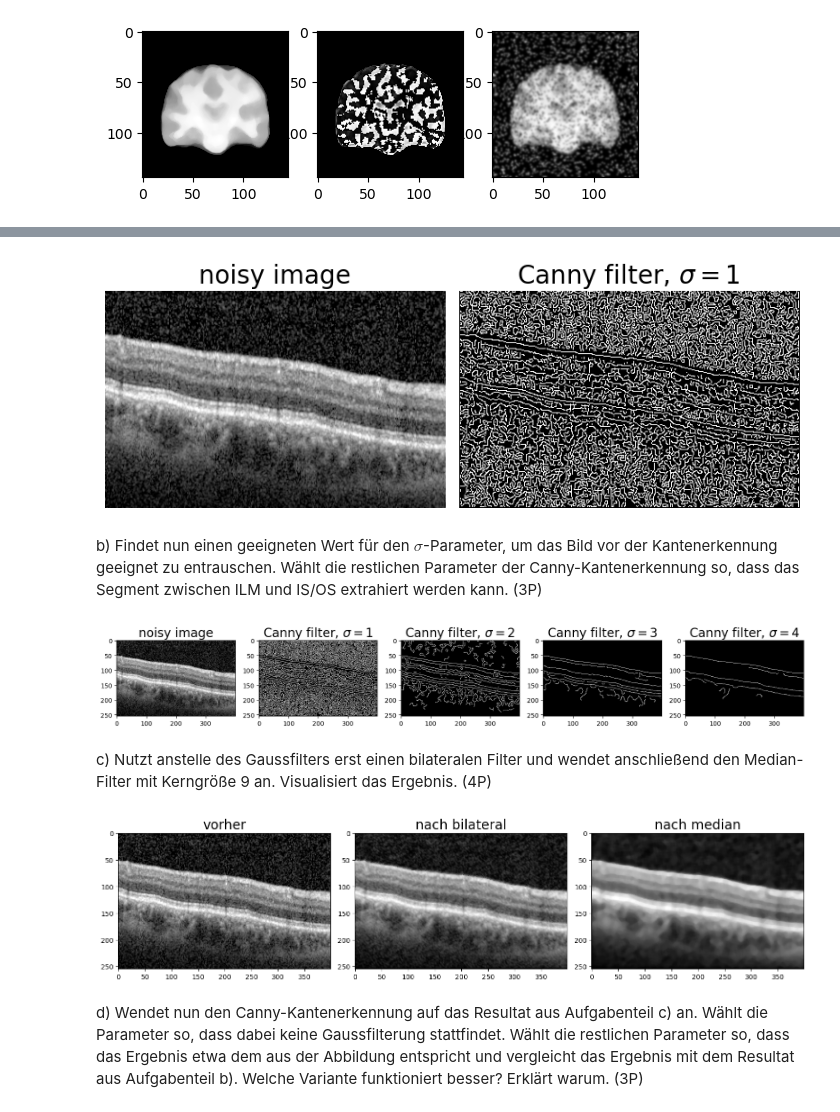
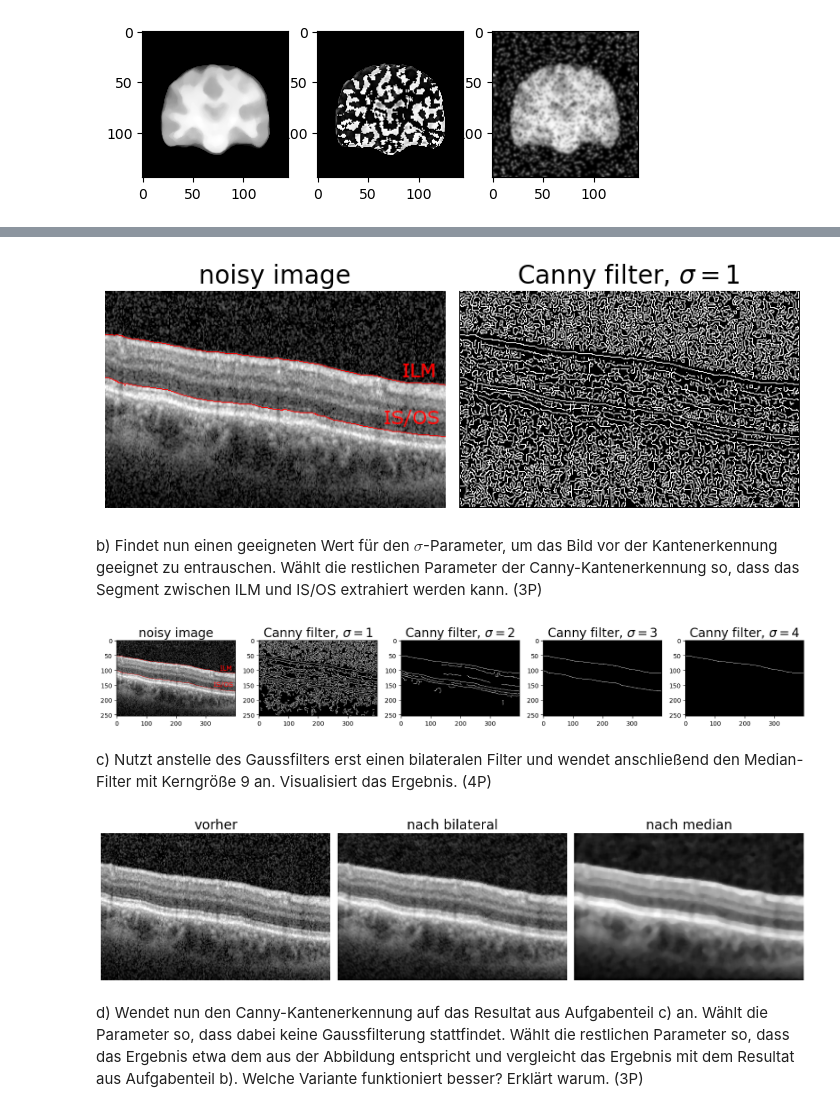
Before and after one commit to TimNogga/MedizinischeBildAnalyseBonn, a Jupyter notebook: mba-02/MBA_02.ipynb, the cells around one changed output, grey strips where cells are left out. Drawn from its saved outputs; the diff is of its cells as text; code cells hidden in the pictures.

```diff
--- a/mba-02/MBA_02.ipynb
+++ b/mba-02/MBA_02.ipynb
@@ -286,13 +308,14 @@ a) Ladet das Bild bscan.png in den Arbeitsspeicher und wendet die Canny-Kantener
 # %%
 # Lösung hier
 img_bscan = ski.io.imread("bscan.png")
+img_bscan_layers = ski.io.imread("bscan_layers.png")
 
 edges = ski.feature.canny(img_bscan)
 
 # display results
 fig, ax = plt.subplots(nrows=1, ncols=2, figsize=(8, 3))
 
-ax[0].imshow(img_bscan, cmap='gray')
+ax[0].imshow(img_bscan_layers, cmap='gray')
 ax[0].set_title('noisy image', fontsize=20)
 
 ax[1].imshow(edges, cmap='gray')
@@ -304,21 +327,24 @@ for a in ax:
 fig.tight_layout()
 plt.show()
 # %% [output]
-[figure, old version]
+[figure, new version]
 # %% [markdown]
 b) Findet nun einen geeigneten Wert für den $\sigma$-Parameter, um das Bild vor der Kantenerkennung geeignet zu entrauschen. Wählt die restlichen Parameter der Canny-Kantenerkennung so, dass das Segment zwischen ILM und IS/OS extrahiert werden kann. (3P)
 # %%
 # Lösung hier
-edges = ski.feature.canny(img_bscan)
-edges_sigma2 = ski.feature.canny(img_bscan, sigma=2)
-edges_sigma3 = ski.feature.canny(img_bscan, sigma=3)
-edges_sigma4 = ski.feature.canny(img_bscan, sigma=4)
+low = 50
+high = 97
+
+edges = ski.feature.canny(img_bscan, sigma=1, low_threshold=low, high_threshold=high)
+edges_sigma2 = ski.feature.canny(img_bscan, sigma=2, low_threshold=low, high_threshold=high)
+edges_sigma3 = ski.feature.canny(img_bscan, sigma=3, low_threshold=low, high_threshold=high)
+edges_sigma4 = ski.feature.canny(img_bscan, sigma=4, low_threshold=low, high_threshold=high)
 
 
 # display results
 fig, ax = plt.subplots(nrows=1, ncols=5, figsize=(8, 3))
 
-ax[0].imshow(img_bscan, cmap='gray')
+ax[0].imshow(img_bscan_layers, cmap='gray')
 ax[0].set_title('noisy image', fontsize=20)
 
 ax[1].imshow(edges, cmap='gray')
@@ -338,30 +364,32 @@ fig.set_figwidth(20)
 
 plt.show()
 # %% [output]
-[figure, old version]
+[figure, new version]
 # %% [markdown]
 c) Nutzt anstelle des Gaussfilters erst einen bilateralen Filter und wendet anschließend den Median-Filter mit Kerngröße 9 an. Visualisiert das Ergebnis. (4P)
 # %%
 # Lösung hier
 img_bscan_bilateral = ski.restoration.denoise_bilateral(img_bscan)
-img_bscan_median = ski.filters.median(
-    img_bscan_bilateral, footprint=ski.morphology.square(9))
+img_bscan_median = ski.filters.median(img_bscan_bilateral, footprint=np.ones((9,9)))
 
 fig, ax = plt.subplots(nrows=1, ncols=3, figsize=(15, 5))
 
 ax[0].imshow(img_bscan, cmap='gray')
 ax[0].set_title('vorher', fontsize=20)
 
 ax[1].imshow(img_bscan_bilateral, cmap='gray')
 ax[1].set_title('nach bilateral', fontsize=20)
 
 ax[2].imshow(img_bscan_median, cmap='gray')
 ax[2].set_title('nach median', fontsize=20)
 
+for a in ax:
+	a.axis("off")
+
 plt.tight_layout()
 plt.show()
 # %% [output]
-[figure, old version]
+[figure, new version]
 # %% [markdown]
 d) Wendet nun den Canny-Kantenerkennung auf das Resultat aus Aufgabenteil c) an. Wählt die Parameter so, dass dabei keine Gaussfilterung stattfindet. Wählt die restlichen Parameter so, dass das Ergebnis etwa dem aus der Abbildung entspricht und vergleicht das Ergebnis mit dem Resultat aus Aufgabenteil b). Welche Variante funktioniert besser? Erklärt warum. (3P)
 # %%
```
Also changed, not shown: parts of 6 cells of this notebook.
